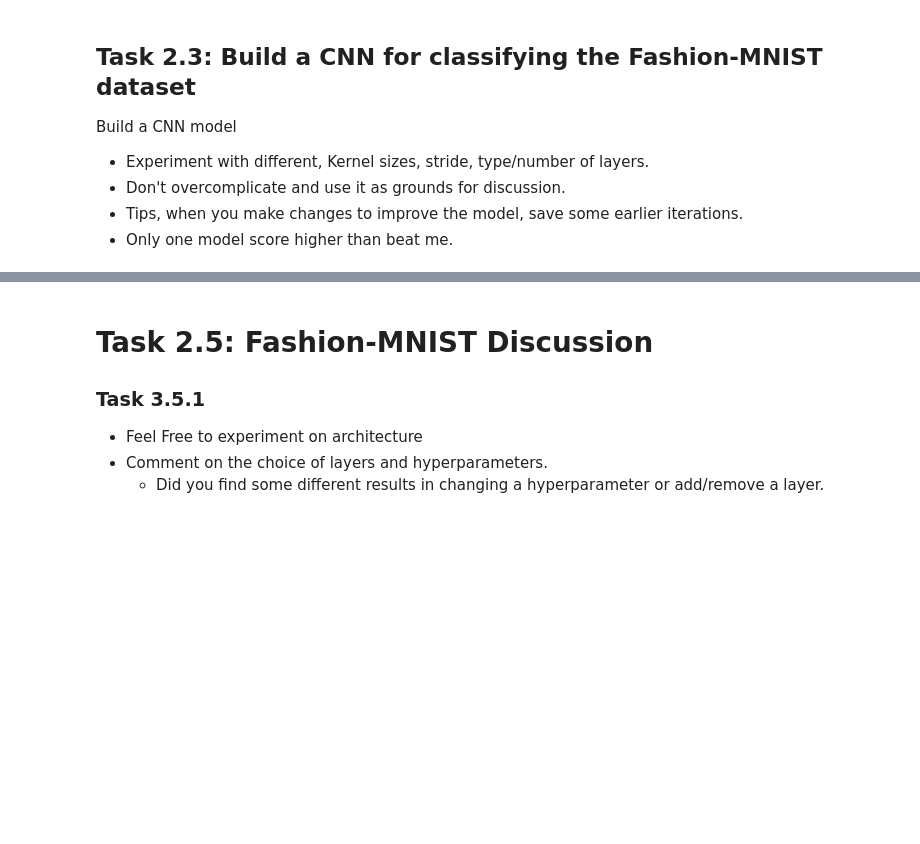
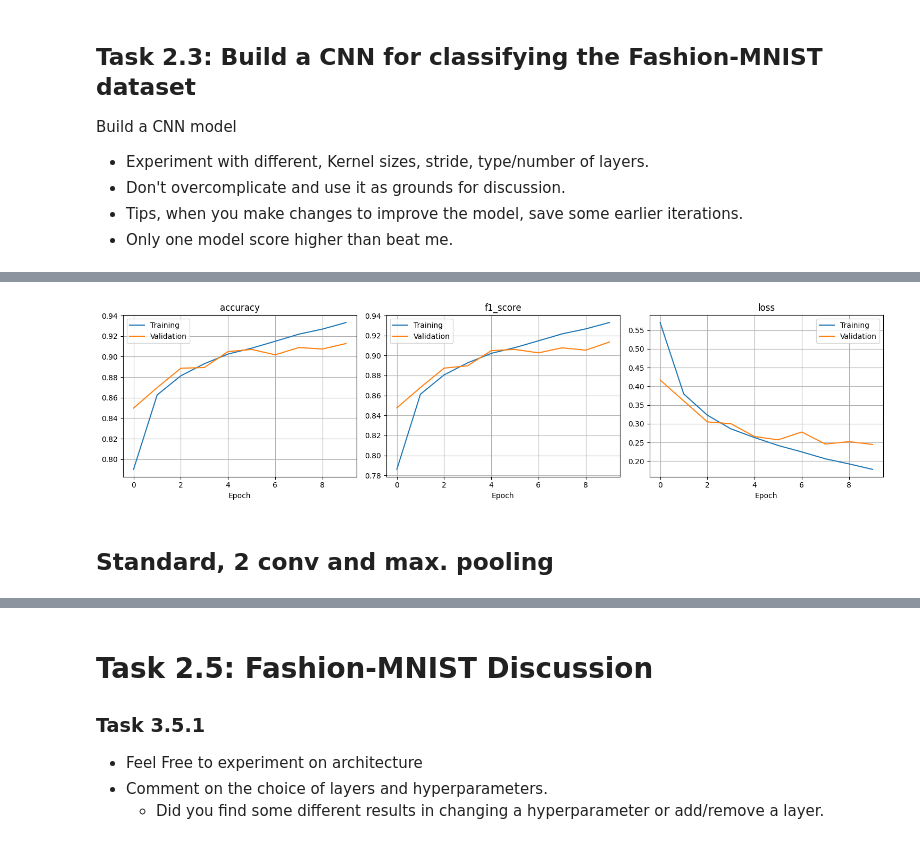
Before and after one commit to hskramstad00/DAT300, a Jupyter notebook: Assignments/CA2/CA2_CNN_Template_02.ipynb, the cells around one changed output, grey strips where cells are left out. Saved outputs shown, nothing was run; the diff lists cells and outputs as text; code cells hidden in the pictures; blank space fills up the shorter version.

```diff
--- a/Assignments/CA2/CA2_CNN_Template_02.ipynb
+++ b/Assignments/CA2/CA2_CNN_Template_02.ipynb
@@ -368,0 +520,3 @@ Build a CNN model
+# %%
+# trian the model
+new_model = model.fit(X_train, y_train, batch_size=64, epochs=10, validation_split=1/6)
@@ -368,0 +544,6 @@ Build a CNN model
+# %%
+plot_training_history(new_model)
+# %% [output]
+[figure, added]
+# %% [markdown]
+## Standard, 2 conv and max. pooling
```
Also changed, not shown: parts of 21 cells of this notebook.
